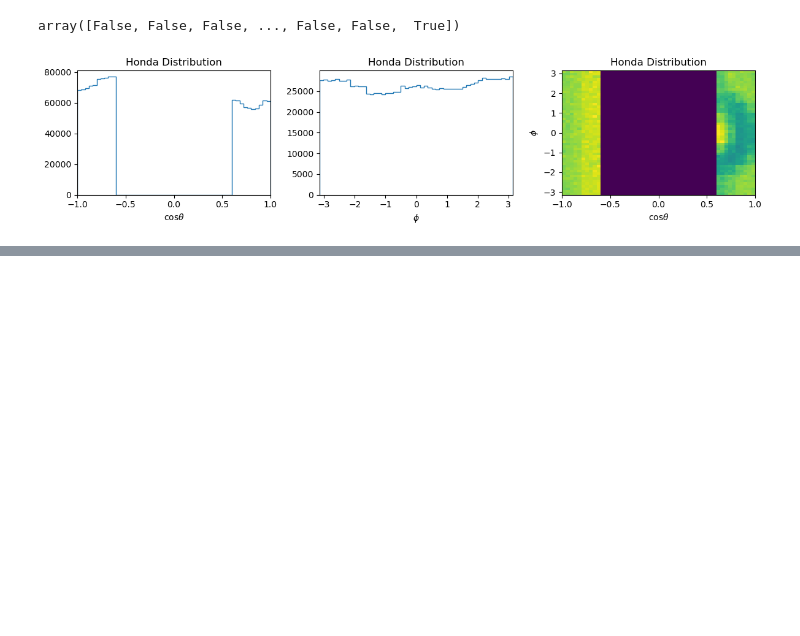
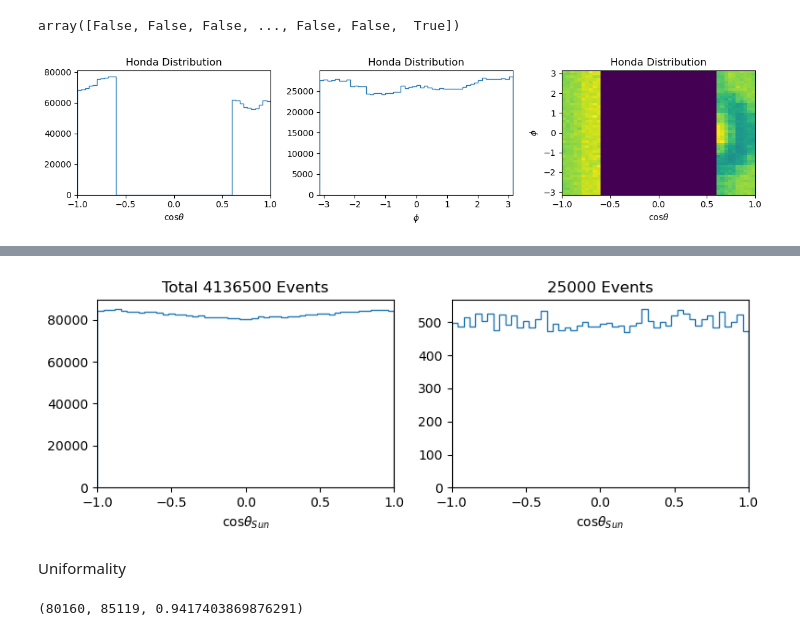
Before and after one commit to yuntsebaryon/BoostedDM2024, a Jupyter notebook: Atmos/atmosDirection.ipynb, the cells around one changed output, grey strips where cells are left out. Cells and saved outputs as stored; diff of their text form; code cells hidden in the pictures; blank space fills up the shorter version.

```diff
--- a/Atmos/atmosDirection.ipynb
+++ b/Atmos/atmosDirection.ipynb
@@ -533,0 +587,19 @@ np.sum(vCosthHonda>0), np.sum(vCosthHonda==0), np.sum(vCosthHonda<0)
+# %%
+fig, ax = plt.subplots(1, 2, figsize = (8, 3), layout = 'tight' )
+ax[0].hist( costhSymmCosthSun, bins = costhBins, histtype = 'step', label = r'cos$thera$' )
+ax[1].hist( costhSymmCosthSun[:25000], bins = costhBins, histtype = 'step', label = r'cos$thera$' )
+
+ax[0].set_title( f'Total {nTrue} Events' )
+ax[1].set_title( '25000 Events' )
+for i in range(2):
+    ax[i].set_xlabel( r'cos$\theta_{Sun}$')
+    ax[i].set_xlim([-1, 1])
+# %% [output]
+[figure, added]
+# %% [markdown]
+Uniformality
+# %%
+hcosthSymmCosthSun, binEdges = np.histogram(costhSymmCosthSun, bins = costhBins )
+hcosthSymmCosthSun.min(), hcosthSymmCosthSun.max(), hcosthSymmCosthSun.min()/hcosthSymmCosthSun.max()
+# %% [output]
+(80160, 85119, 0.9417403869876291)
```
Also changed, not shown: parts of 26 cells of this notebook.
